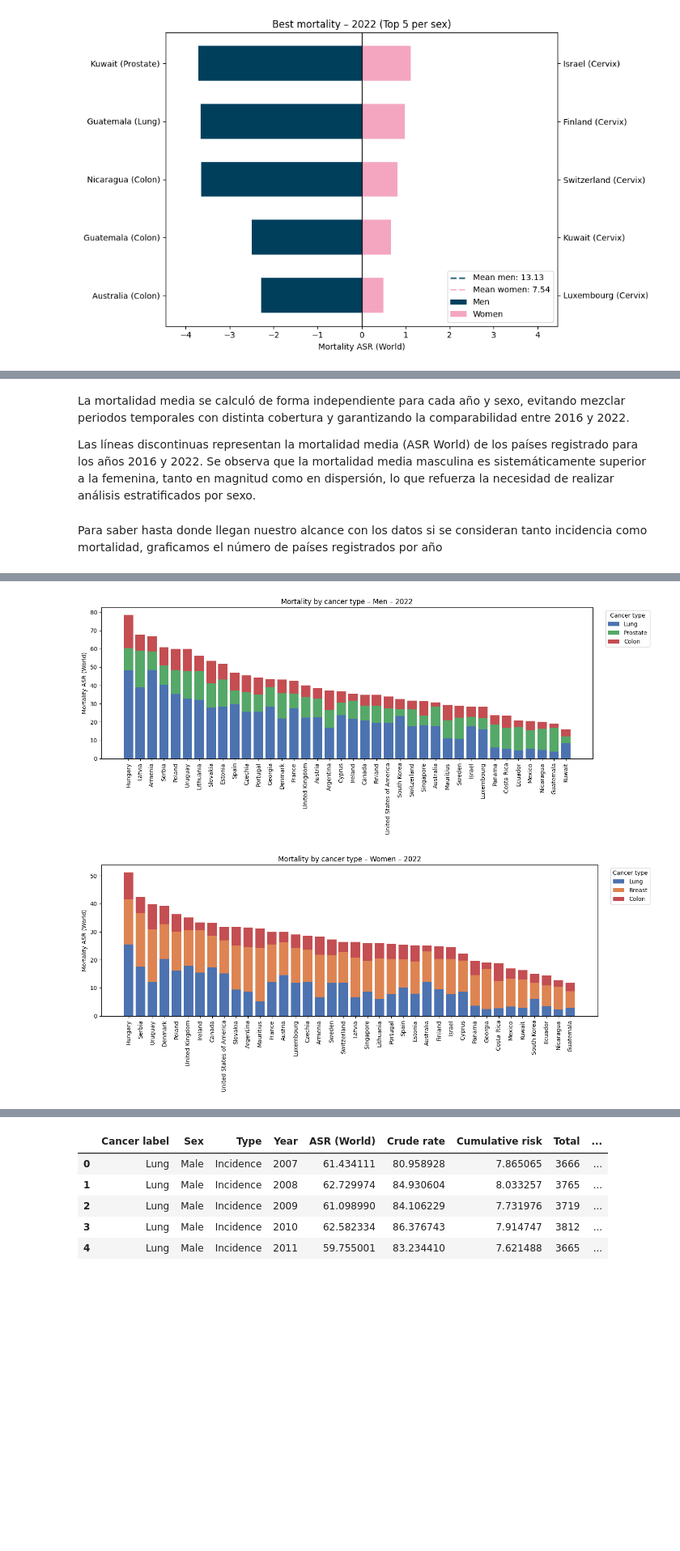
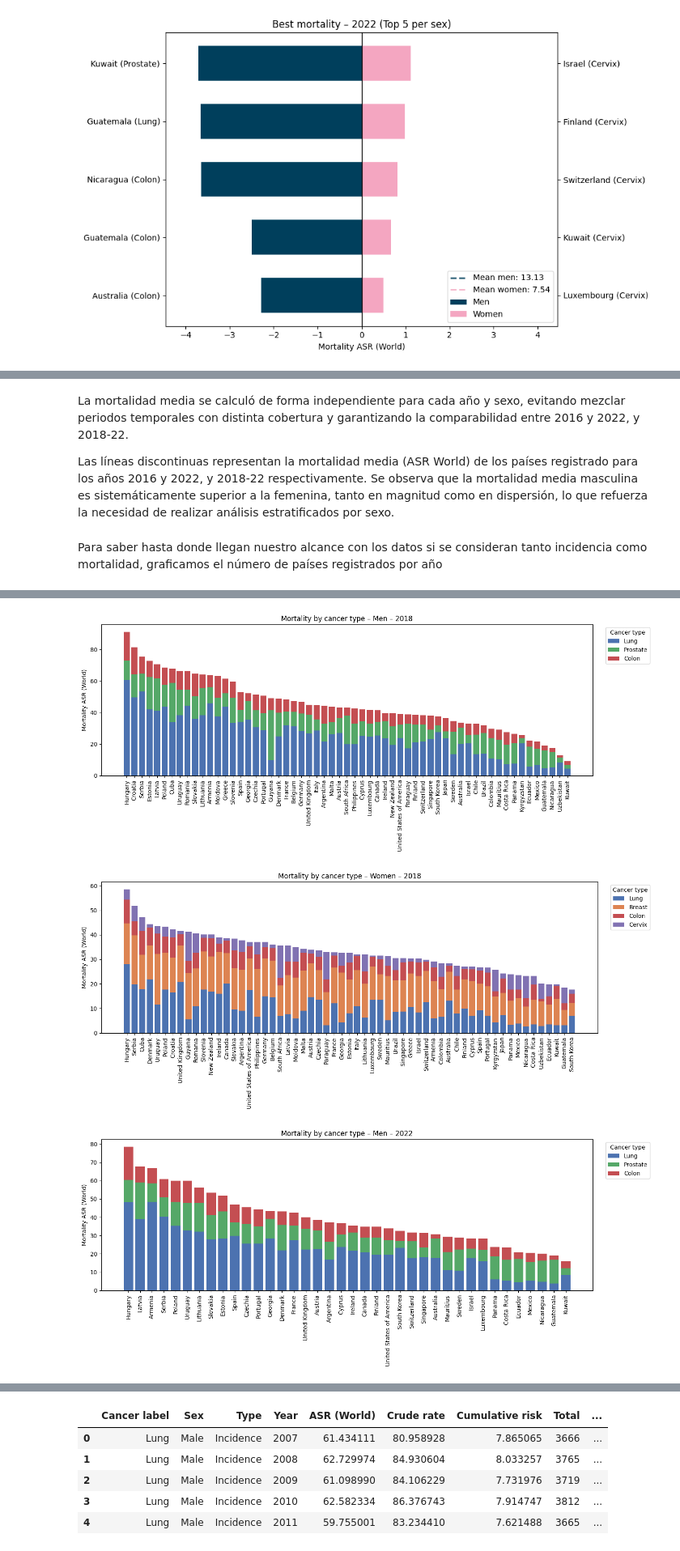
Before and after one commit to mehrerm/TFM, a Jupyter notebook: notebooks/carga_depuracion.ipynb, the cells around one changed output, grey strips where cells are left out. Shown at 81% size. Cells and saved outputs as stored; diff of their text form; code cells hidden in the pictures; blank space fills up the shorter version.

```diff
--- a/notebooks/carga_depuracion.ipynb
+++ b/notebooks/carga_depuracion.ipynb
@@ -1802,7 +2097,7 @@ for year in [2016, 2022]:
         df_m, df_f, year,
         title_prefix="Best mortality",
         fig_dir=fig_dir,
-        fname=f"best_mortality_top5_by_sex_{year}.jpg"
+        fname=f"best_mortality_top5_by_sex_1622{year}.jpg"
     )
 # %% [output]
 [figure]
@@ -1812,8 +2138,9 @@ for year in [2016, 2022]:
 # %% [markdown]
 
-La mortalidad media se calculó de forma independiente para cada año y sexo, evitando mezclar periodos temporales con distinta cobertura y garantizando la comparabilidad entre 2016 y 2022.
+La mortalidad media se calculó de forma independiente para cada año y sexo, evitando mezclar periodos temporales con distinta cobertura y garantizando la comparabilidad entre 2016 y 2022, y 2018-22.
 
-Las líneas discontinuas representan la mortalidad media (ASR World) de los  países registrado para los años 2016 y 2022. Se observa que la mortalidad media masculina es sistemáticamente superior a la femenina, tanto en magnitud como en dispersión, lo que refuerza la necesidad de realizar análisis estratificados por sexo.
+Las líneas discontinuas representan la mortalidad media (ASR World) de los  países registrado para los años 2016 y 2022, y 2018-22 respectivamente.
+ Se observa que la mortalidad media masculina es sistemáticamente superior a la femenina, tanto en magnitud como en dispersión, lo que refuerza la necesidad de realizar análisis estratificados por sexo.
 # %% [markdown]
 Para saber hasta donde llegan nuestro alcance con los datos si se consideran tanto incidencia como mortalidad, graficamos el número de países registrados por año
 # %%
@@ -1824,8 +2151,7 @@ cancer_colors = {
     "Breast": "#DD8452",      # naranja
     "Prostate": "#55A868",    # verde
     "Colon": "#C44E52",       # rojo
-    "Cervix uteri": "#8172B2",# morado
-    "Leukaemia": "#937860"    # marrón
+    "Cervix": "#8172B2",# morado
 }
 
 #Preparar por año y sexo la mortalidad para agrupar por pais y tipo de cancer
@@ -1927,6 +2253,48 @@ plot_stacked_mortality_by_sex(
     fig_dir
 )
 
+
+#2018
+
+#Para hombres
+mort_2018_m = prepare_stacked_mortality_by_sex(df_merged, 2018, "Male")
+
+
+
+pivot_2018_m_full = pivot_stacked(mort_2018_m)
+existing_cancer_keys_m = [key for key in cancer_colors.keys() if key in pivot_2018_m_full.columns]
+pivot_2018_m = pivot_2018_m_full[existing_cancer_keys_m]
+
+pivot_2018_m = pivot_2018_m.loc[
+    pivot_2018_m.sum(axis=1).sort_values(ascending=False).index
+]
+
+#para mujeres
+mort_2018_f = prepare_stacked_mortality_by_sex(df_merged, 2018, "Female")
+pivot_2018_f_full = pivot_stacked(mort_2018_f)
+existing_cancer_keys_f = [key for key in cancer_colors.keys() if key in pivot_2018_f_full.columns]
+pivot_2018_f = pivot_2018_f_full[existing_cancer_keys_f]
+
+pivot_2018_f = pivot_2018_f.loc[
+    pivot_2018_f.sum(axis=1).sort_values(ascending=False).index
+]
+
+
+plot_stacked_mortality_by_sex(
+    pivot_2018_m,
+    2018,
+    "Men",
+    fig_dir
+)
+
+plot_stacked_mortality_by_sex(
+    pivot_2018_f,
+    2018,
+    "Women",
+    fig_dir
+)
+
+
 # 2022
 #graficar para hombres
 mort_2022_m = prepare_stacked_mortality_by_sex(df_merged, 2022, "Male")
@@ -1969,2 +2337,3 @@ plot_stacked_mortality_by_sex(
-[figure, old version]
+[figure, new version]
-[figure, old version]
+[figure, new version]
+[figure, added]
```
Also changed, not shown: parts of 21 cells of this notebook.
